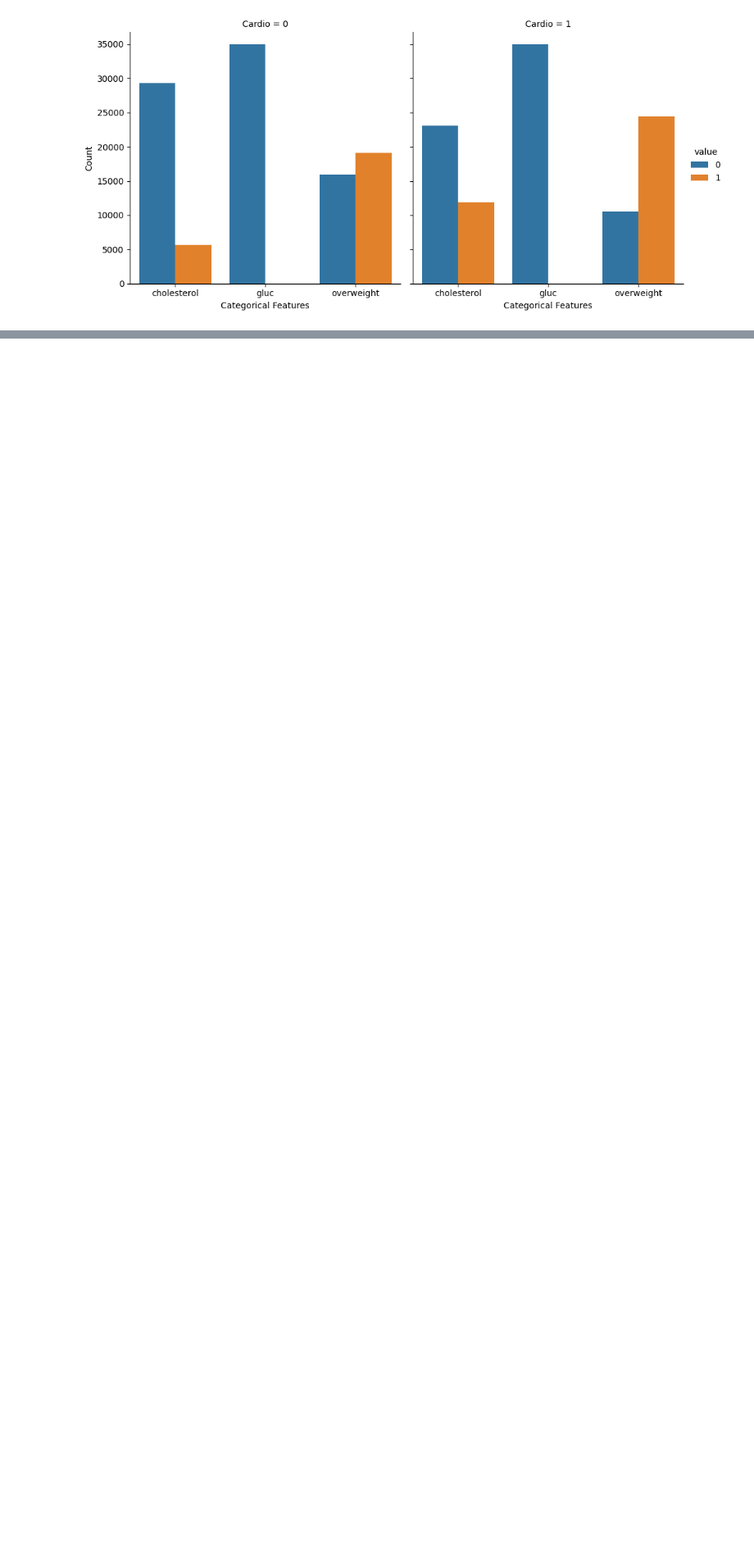
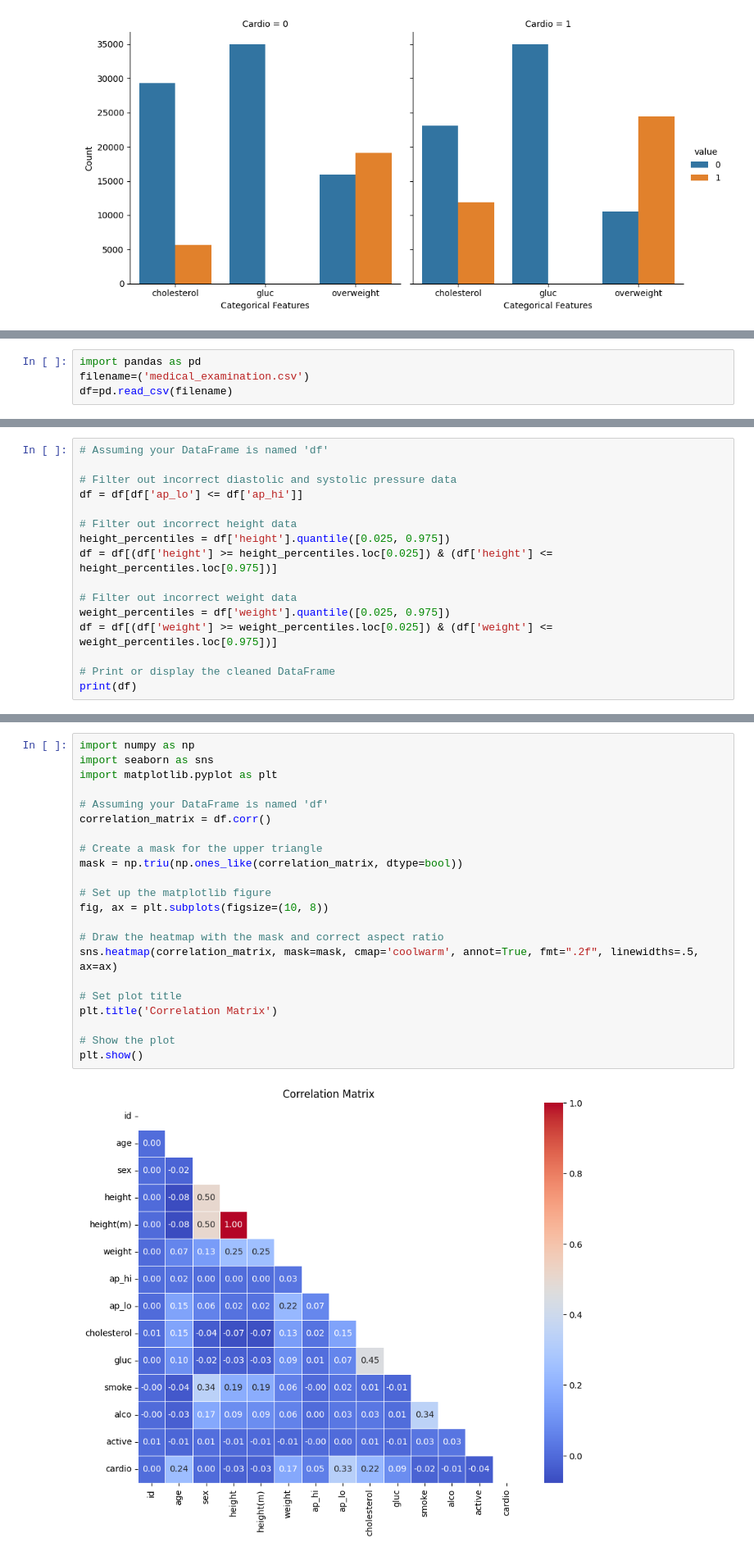
Before and after one commit to kolumide1972/boilerplate-demographic-data-analyzer, a Jupyter notebook: Copy_of_data_analysis_with_python1.ipynb, the cells around one changed output, grey strips where cells are left out. Shown at 82% size. Saved outputs shown, nothing was run; the diff lists cells and outputs as text; blank space fills up the shorter version.

```diff
--- a/Copy_of_data_analysis_with_python1.ipynb
+++ b/Copy_of_data_analysis_with_python1.ipynb
@@ -1096,0 +1103,4 @@ plt.show()
+# %%
+import pandas as pd
+filename=('medical_examination.csv')
+df=pd.read_csv(filename)
@@ -1096,0 +1123,16 @@ plt.show()
+# %%
+# Assuming your DataFrame is named 'df'
+
+# Filter out incorrect diastolic and systolic pressure data
+df = df[df['ap_lo'] <= df['ap_hi']]
+
+# Filter out incorrect height data
+height_percentiles = df['height'].quantile([0.025, 0.975])
+df = df[(df['height'] >= height_percentiles.loc[0.025]) & (df['height'] <= height_percentiles.loc[0.975])]
+
+# Filter out incorrect weight data
+weight_percentiles = df['weight'].quantile([0.025, 0.975])
+df = df[(df['weight'] >= weight_percentiles.loc[0.025]) & (df['weight'] <= weight_percentiles.loc[0.975])]
+
+# Print or display the cleaned DataFrame
+print(df)
@@ -1096,0 +1175,24 @@ plt.show()
+# %%
+import numpy as np
+import seaborn as sns
+import matplotlib.pyplot as plt
+
+# Assuming your DataFrame is named 'df'
+correlation_matrix = df.corr()
+
+# Create a mask for the upper triangle
+mask = np.triu(np.ones_like(correlation_matrix, dtype=bool))
+
+# Set up the matplotlib figure
+fig, ax = plt.subplots(figsize=(10, 8))
+
+# Draw the heatmap with the mask and correct aspect ratio
+sns.heatmap(correlation_matrix, mask=mask, cmap='coolwarm', annot=True, fmt=".2f", linewidths=.5, ax=ax)
+
+# Set plot title
+plt.title('Correlation Matrix')
+
+# Show the plot
+plt.show()
+# %% [output]
+[figure, added]
```
Also changed, not shown: parts of 4 cells of this notebook.
